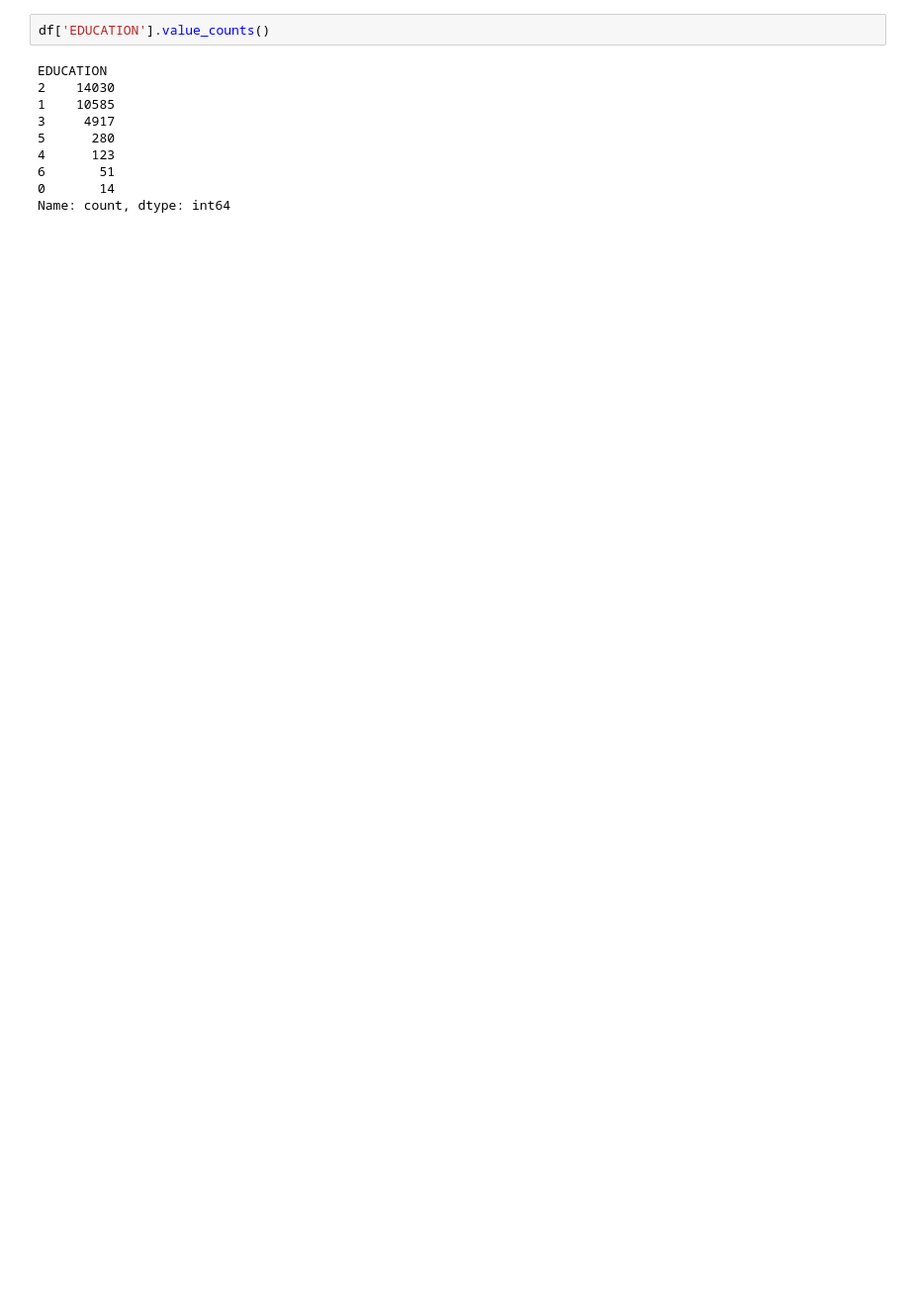
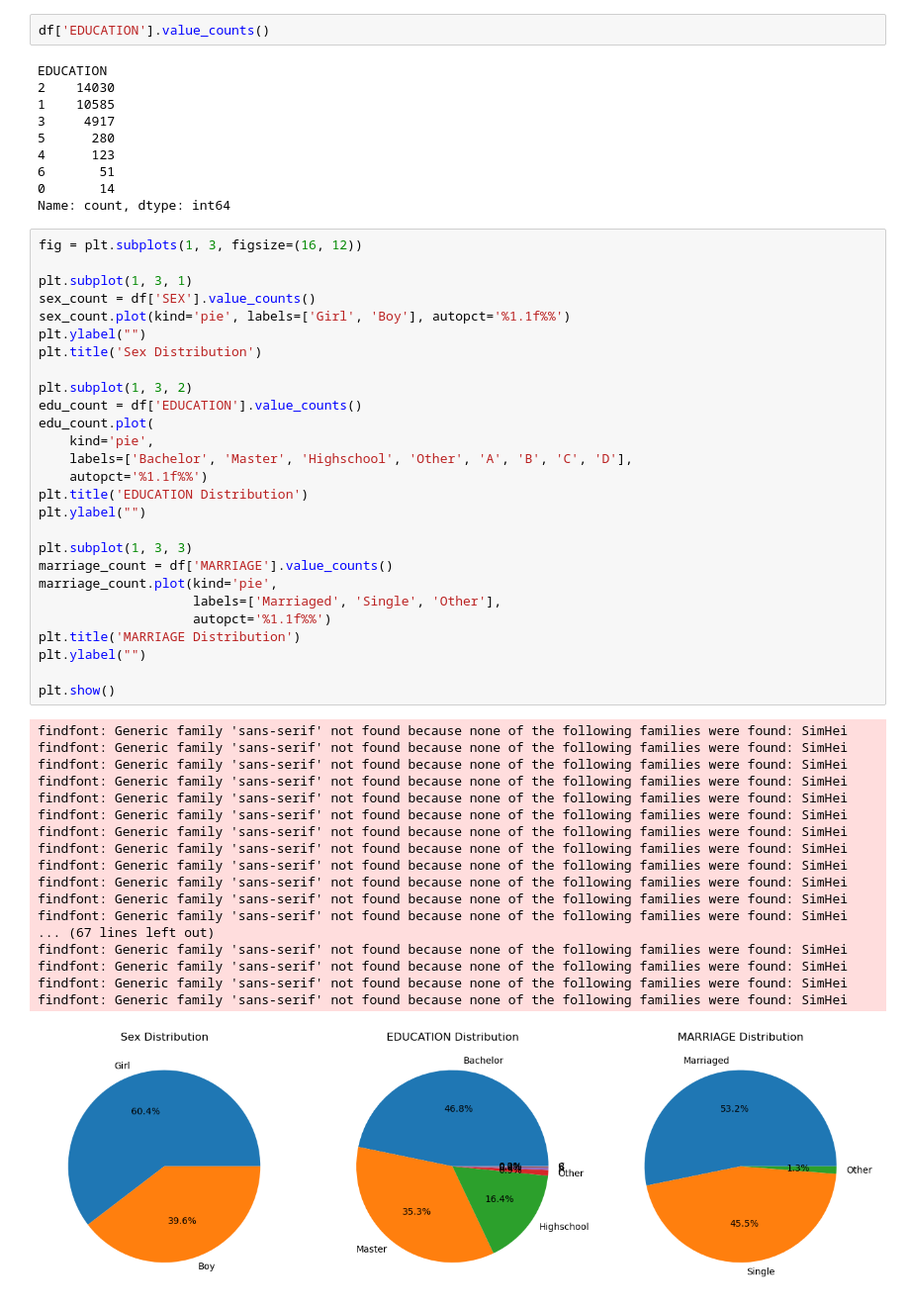
Before and after one commit to wchb2015/notebook, a Jupyter notebook: credit_card_default.ipynb, the cells around one changed output. Shown: that part at 99% size. Saved outputs shown, nothing was run; the diff lists cells and outputs as text; blank space fills up the shorter version.

```diff
--- a/credit_card_default.ipynb
+++ b/credit_card_default.ipynb
@@ -80,3 +239,49 @@ EDUCATION
 6       51
 0       14
 Name: count, dtype: int64
+# %%
+fig = plt.subplots(1, 3, figsize=(16, 12))
+
+plt.subplot(1, 3, 1)
+sex_count = df['SEX'].value_counts()
+sex_count.plot(kind='pie', labels=['Girl', 'Boy'], autopct='%1.1f%%')
+plt.ylabel("")
+plt.title('Sex Distribution')
+
+plt.subplot(1, 3, 2)
+edu_count = df['EDUCATION'].value_counts()
+edu_count.plot(
+    kind='pie',
+    labels=['Bachelor', 'Master', 'Highschool', 'Other', 'A', 'B', 'C', 'D'],
+    autopct='%1.1f%%')
+plt.title('EDUCATION Distribution')
+plt.ylabel("")
+
+plt.subplot(1, 3, 3)
+marriage_count = df['MARRIAGE'].value_counts()
+marriage_count.plot(kind='pie',
+                    labels=['Marriaged', 'Single', 'Other'],
+                    autopct='%1.1f%%')
+plt.title('MARRIAGE Distribution')
+plt.ylabel("")
+
+plt.show()
+# %% [output]
+findfont: Generic family 'sans-serif' not found because none of the following families were found: SimHei
+findfont: Generic family 'sans-serif' not found because none of the following families were found: SimHei
+findfont: Generic family 'sans-serif' not found because none of the following families were found: SimHei
+findfont: Generic family 'sans-serif' not found because none of the following families were found: SimHei
+findfont: Generic family 'sans-serif' not found because none of the following families were found: SimHei
+findfont: Generic family 'sans-serif' not found because none of the following families were found: SimHei
+findfont: Generic family 'sans-serif' not found because none of the following families were found: SimHei
+findfont: Generic family 'sans-serif' not found because none of the following families were found: SimHei
+findfont: Generic family 'sans-serif' not found because none of the following families were found: SimHei
+findfont: Generic family 'sans-serif' not found because none of the following families were found: SimHei
+findfont: Generic family 'sans-serif' not found because none of the following families were found: SimHei
+findfont: Generic family 'sans-serif' not found because none of the following families were found: SimHei
+... (67 lines left out)
+findfont: Generic family 'sans-serif' not found because none of the following families were found: SimHei
+findfont: Generic family 'sans-serif' not found because none of the following families were found: SimHei
+findfont: Generic family 'sans-serif' not found because none of the following families were found: SimHei
+findfont: Generic family 'sans-serif' not found because none of the following families were found: SimHei
+[figure, added]
```
Also changed, not shown: parts of 10 cells of this notebook, 7 other files.
